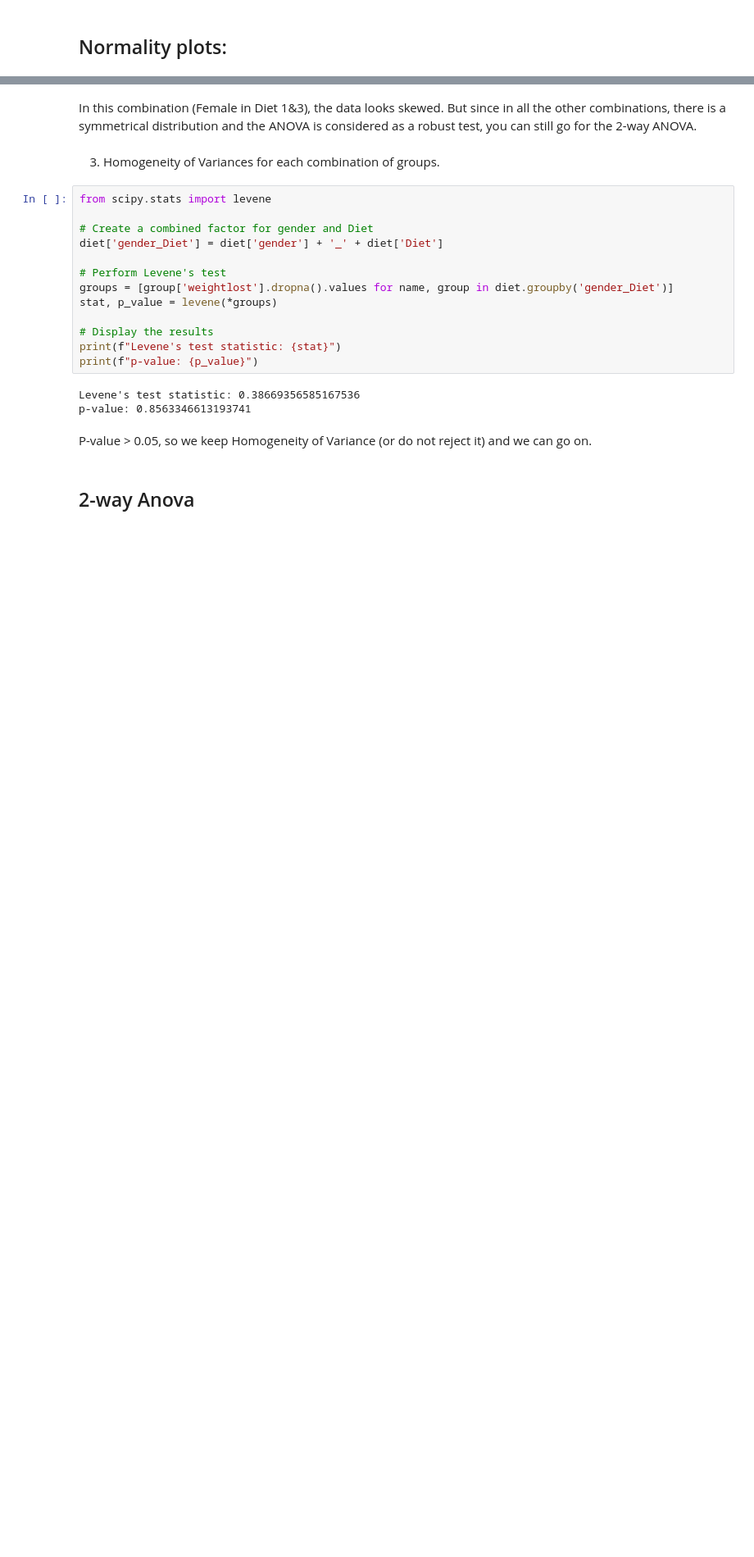
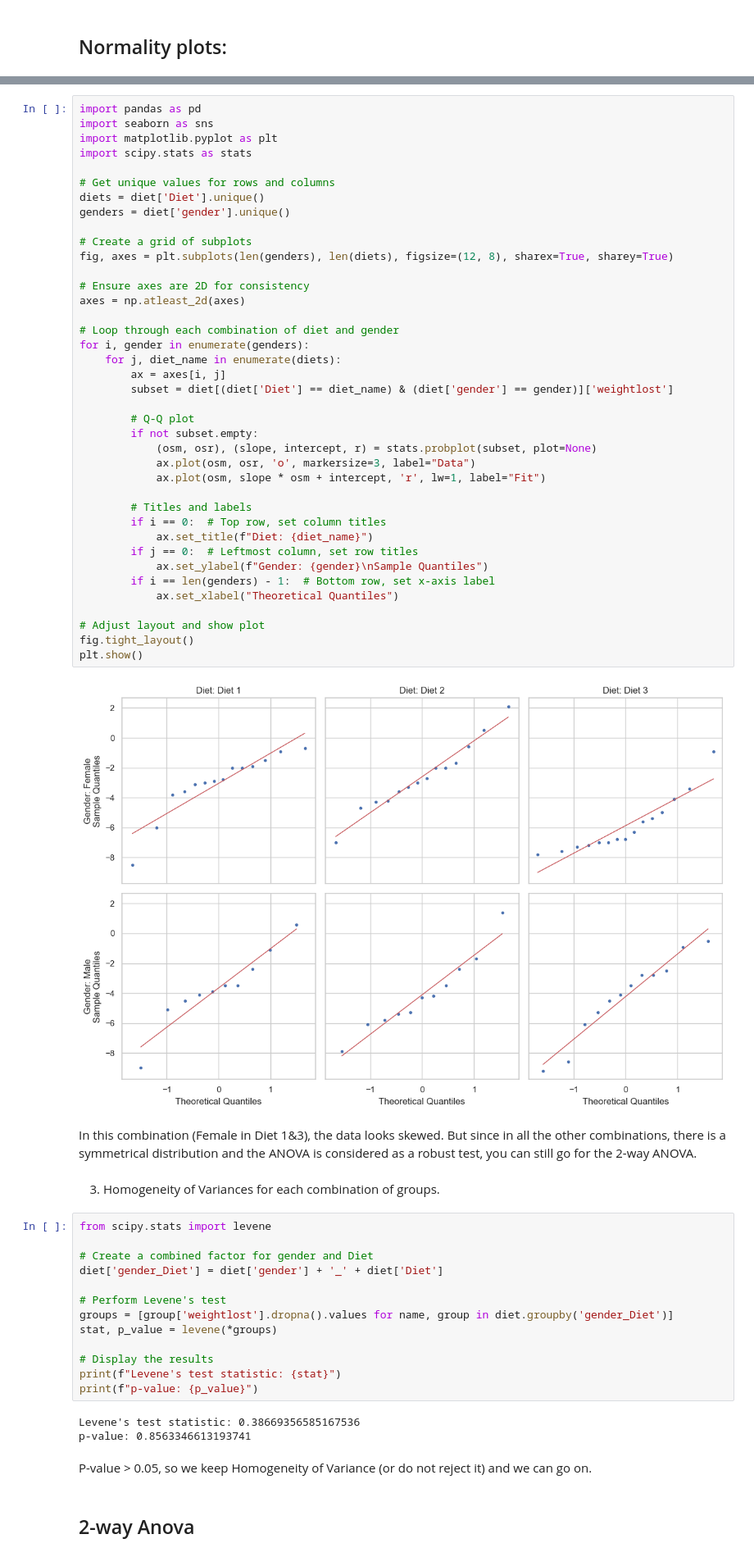
Before and after one commit to codemaster004/MathematicalSatistics, a Jupyter notebook: labs/Report10.ipynb, the cells around one changed output, grey strips where cells are left out. Shown at 82% size. Cells and saved outputs as stored; diff of their text form; blank space fills up the shorter version.

```diff
--- a/labs/Report10.ipynb
+++ b/labs/Report10.ipynb
@@ -231,3 +229,44 @@ plt.show()
+# %%
+import pandas as pd
+import seaborn as sns
+import matplotlib.pyplot as plt
+import scipy.stats as stats
+
+# Get unique values for rows and columns
+diets = diet['Diet'].unique()
+genders = diet['gender'].unique()
+
+# Create a grid of subplots
+fig, axes = plt.subplots(len(genders), len(diets), figsize=(12, 8), sharex=True, sharey=True)
+
+# Ensure axes are 2D for consistency
+axes = np.atleast_2d(axes)
+
+# Loop through each combination of diet and gender
+for i, gender in enumerate(genders):
+    for j, diet_name in enumerate(diets):
+        ax = axes[i, j]
+        subset = diet[(diet['Diet'] == diet_name) & (diet['gender'] == gender)]['weightlost']
+
+        # Q-Q plot
+        if not subset.empty:
+            (osm, osr), (slope, intercept, r) = stats.probplot(subset, plot=None)
+            ax.plot(osm, osr, 'o', markersize=3, label="Data")
+            ax.plot(osm, slope * osm + intercept, 'r', lw=1, label="Fit")
+
+        # Titles and labels
+        if i == 0:  # Top row, set column titles
+            ax.set_title(f"Diet: {diet_name}")
+        if j == 0:  # Leftmost column, set row titles
+            ax.set_ylabel(f"Gender: {gender}\nSample Quantiles")
+        if i == len(genders) - 1:  # Bottom row, set x-axis label
+            ax.set_xlabel("Theoretical Quantiles")
+
+# Adjust layout and show plot
+fig.tight_layout()
+plt.show()
+# %% [output]
+[figure, added]
 # %% [markdown]
 In this combination (Female in Diet 1&3), the data looks skewed. But since in all the other combinations, there is a symmetrical distribution and the ANOVA is considered as a robust test, you can still go for the 2-way ANOVA.
 # %% [markdown]
```
Also changed, not shown: parts of 7 cells of this notebook, 3 other files.
